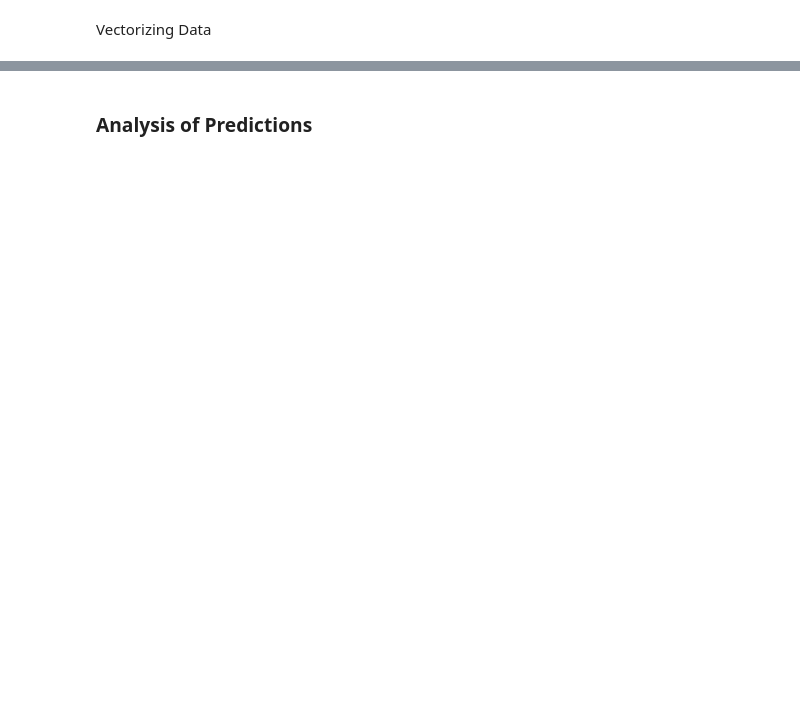
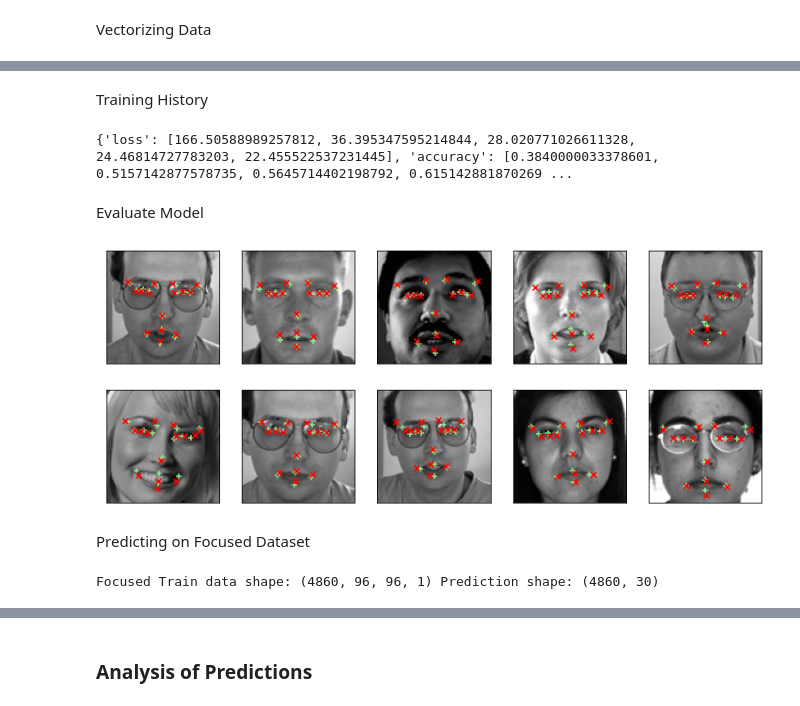
Before and after one commit to esun74/mobile-cv, a Jupyter notebook: nn_model/generate.ipynb, the cells around one changed output, grey strips where cells are left out. Saved outputs shown, nothing was run; the diff lists cells and outputs as text; code cells hidden in the pictures; blank space fills up the shorter version.

Commit message:
Added validation, recycling

```diff
--- a/nn_model/generate.ipynb
+++ b/nn_model/generate.ipynb
@@ -258,23 +263,21 @@ Hyperparameters:
 	- How many of each type of layer
 	- In what order
 # %%
-
-
 model = tf.keras.Sequential([
 
 	# strides=1 and padding='same' -> output is same size as input
-	tf.keras.layers.Conv2D(filters=32, kernel_size=(3, 3), strides=1, padding='same', activation='relu', use_bias=False, input_shape=(96, 96, 1)),
+	tf.keras.layers.Conv2D(filters=32, kernel_size=3, strides=1, padding='same', activation='relu', use_bias=False, input_shape=(96, 96, 1)),
 	tf.keras.layers.BatchNormalization(),
 	tf.keras.layers.MaxPool2D(pool_size=(2, 2)),
 
-	tf.keras.layers.Conv2D(filters=32, kernel_size=(3, 3), strides=1, padding='same', activation='relu', use_bias=False),
+	tf.keras.layers.Conv2D(filters=32, kernel_size=3, strides=1, padding='same', activation='relu', use_bias=False),
 	tf.keras.layers.MaxPool2D(pool_size=(2, 2)),
 
-	tf.keras.layers.Conv2D(filters=64, kernel_size=(3, 3), strides=1, padding='same', activation='relu', use_bias=False),
+	tf.keras.layers.Conv2D(filters=64, kernel_size=3, strides=1, padding='same', activation='relu', use_bias=False),
 	tf.keras.layers.BatchNormalization(),
 	tf.keras.layers.MaxPool2D(pool_size=(2, 2)),
 
-	tf.keras.layers.Conv2D(filters=128, kernel_size=(3, 3), strides=1, padding='same', activation='relu', use_bias=False),
+	tf.keras.layers.Conv2D(filters=128, kernel_size=3, strides=1, padding='same', activation='relu', use_bias=False),
 	tf.keras.layers.BatchNormalization(),
 	tf.keras.layers.MaxPool2D(pool_size=(2, 2)),
 
@@ -284,6 +287,6 @@ model = tf.keras.Sequential([
 	tf.keras.layers.Dense(30),
 ])
 
-model.summary()
+model.summary(line_length=100)
 # %% [output]
 Model: "sequential"
@@ -306,5 +309,5 @@ _________________________________________________________________
 # %%
-model.compile(optimizer='adam', loss='mse', metrics=['acc'])
-model.fit(x1, y1, epochs=5)
+model.compile(optimizer='adam', loss='mse', metrics=['accuracy'])
+h = model.fit(x1, y1, epochs=5, validation_data=(x2, y2))
 # %% [output]
 Epoch 1/5
@@ -320,0 +323,21 @@ Epoch 5/5
+# %% [markdown]
+Training History
+# %%
+print(h.history)
+# todo: graph this
+# %% [output]
+{'loss': [166.50588989257812, 36.395347595214844, 28.020771026611328, 24.46814727783203, 22.455522537231445], 'accuracy': [0.3840000033378601, 0.5157142877578735, 0.5645714402198792, 0.615142881870269 ...
+# %% [markdown]
+Evaluate Model
+# %%
+show_faces(labeled_test, 2, 5, additional_points=model.predict(x2))
+# %% [output]
+[figure, added]
+# %% [markdown]
+Predicting on Focused Dataset
+# %%
+x3 = np.concatenate(train_less_features.image_data.to_numpy()).reshape(-1, 96, 96, 1)
+y3 = model.predict(x3)
+print('Focused Train data shape:', x3.shape, 'Prediction shape:', y3.shape)
+# %% [output]
+Focused Train data shape: (4860, 96, 96, 1) Prediction shape: (4860, 30)
```
Also changed, not shown: parts of 17 cells of this notebook, 2 other files.
